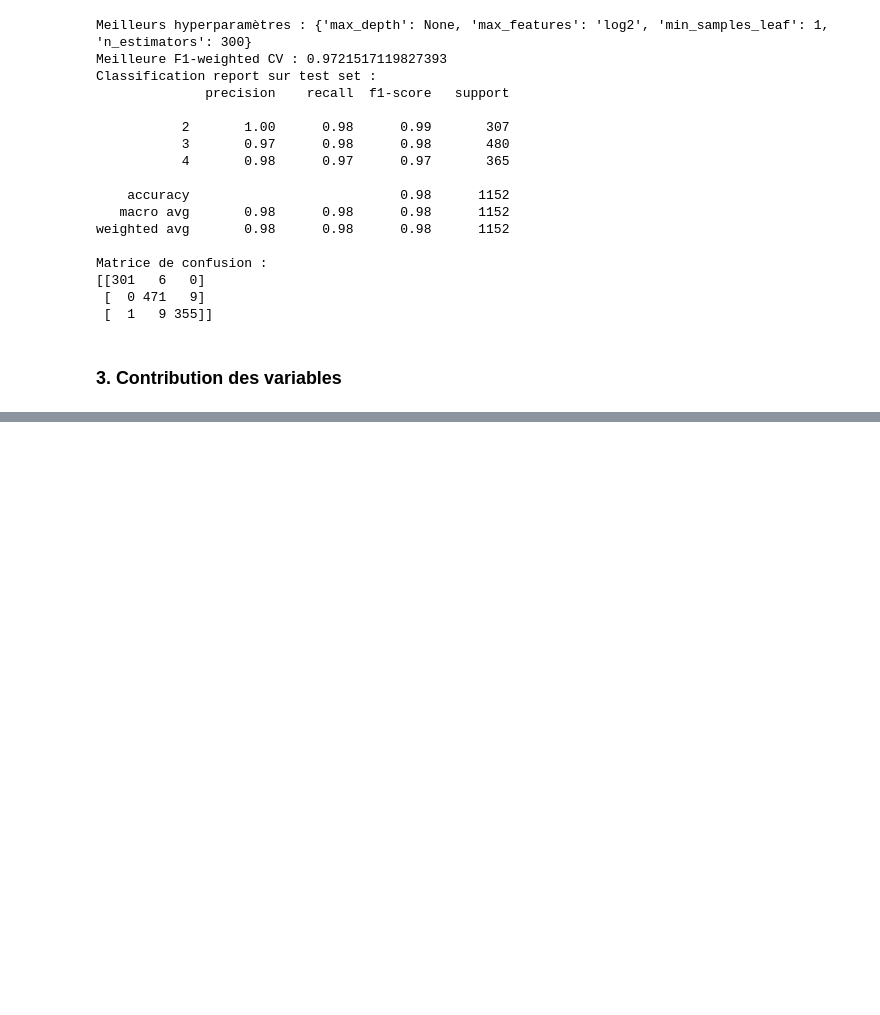
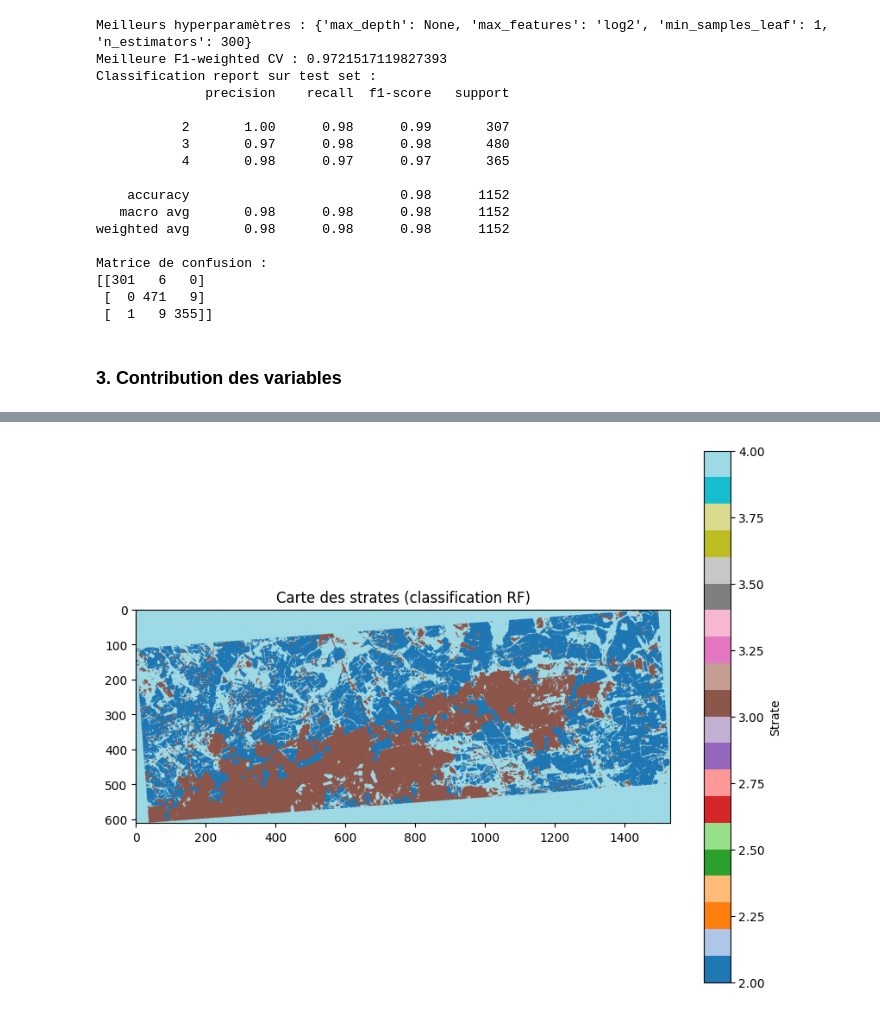
Before and after one commit to marion-billy/projet_telea_landes, a Jupyter notebook: projet_telea_BILLY_MARION.ipynb, the cells around one changed output, grey strips where cells are left out. Saved outputs shown, nothing was run; the diff lists cells and outputs as text; code cells hidden in the pictures; blank space fills up the shorter version.

```diff
--- a/projet_telea_BILLY_MARION.ipynb
+++ b/projet_telea_BILLY_MARION.ipynb
@@ -555,0 +623,8 @@ plt.show()
+# %%
+plt.figure(figsize=(10,8))
+plt.imshow(y_pred_raster, cmap='tab20')
+plt.colorbar(label='Strate')
+plt.title("Carte des strates (classification RF)")
+plt.show()
+# %% [output]
+[figure, added]
```
Also changed, not shown: parts of 12 cells of this notebook, 1 other file.
